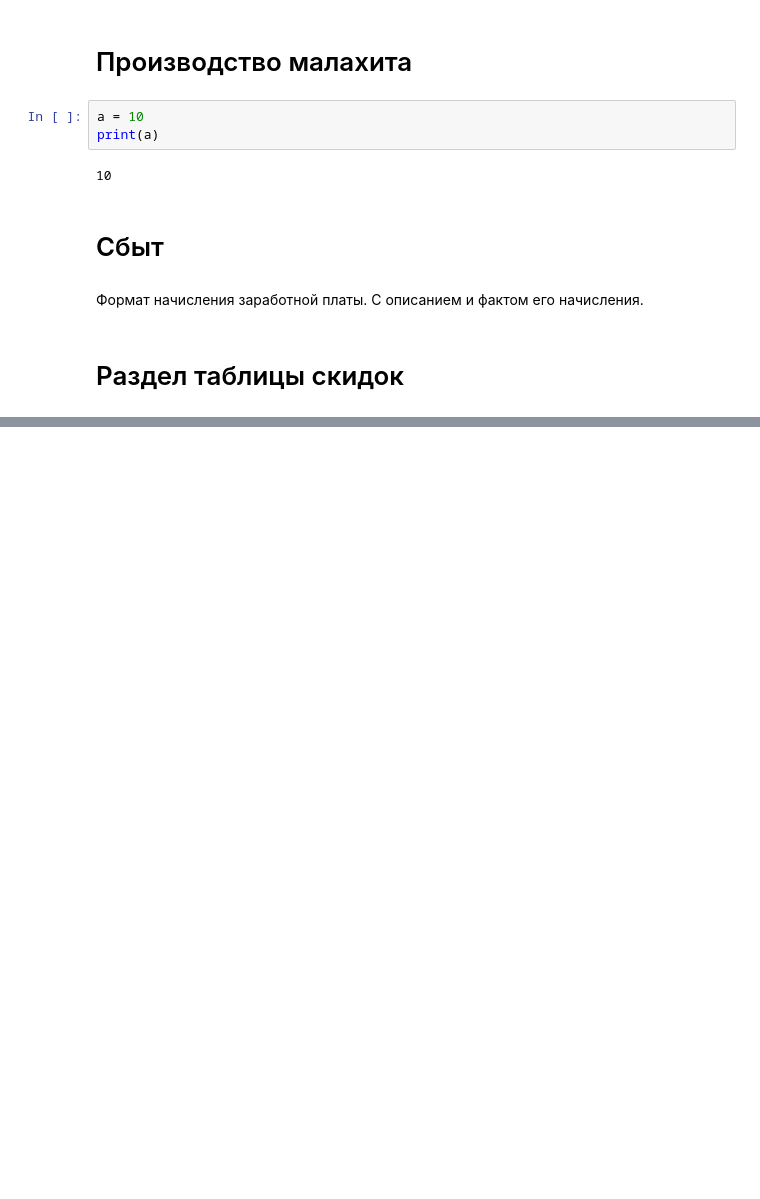
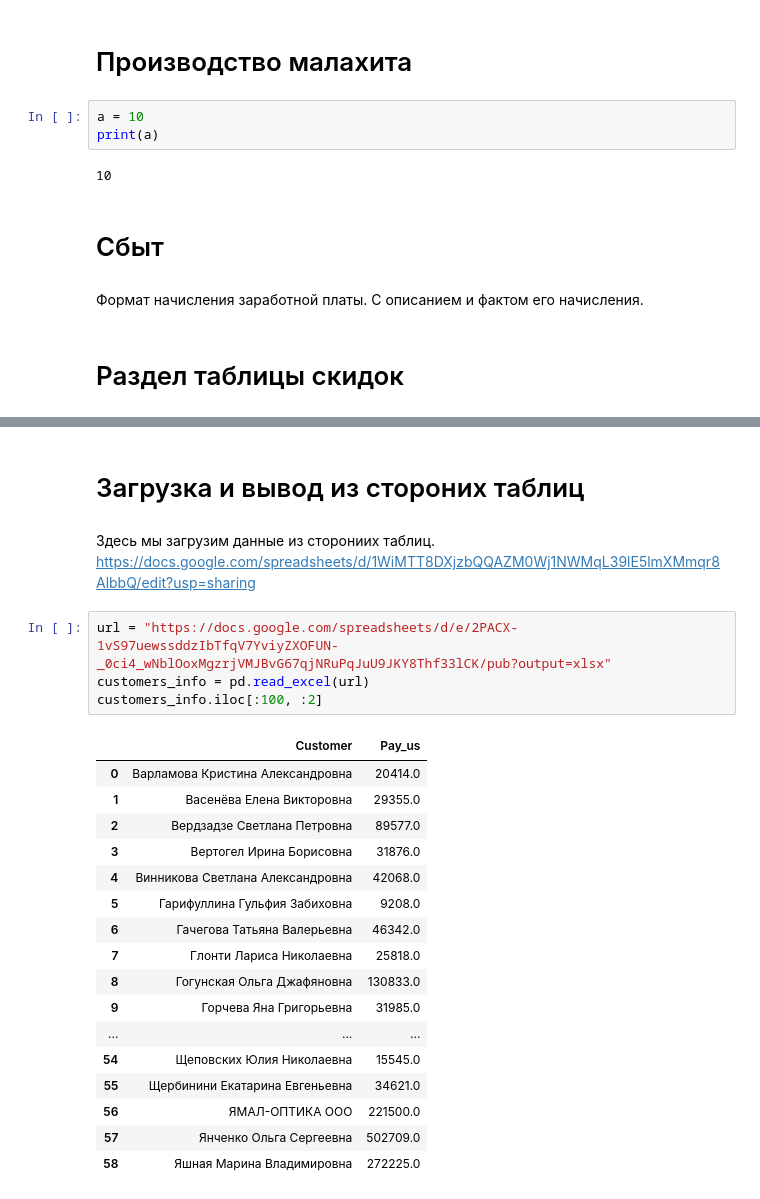
Before and after one commit to Zhigurt/Python-for-Data-Science-Numpy-Matplotlib-Scikit-learn, a Jupyter notebook: Рабочий_блокнот.ipynb, the cells around one changed output, grey strips where cells are left out. Saved outputs shown, nothing was run; the diff lists cells and outputs as text; blank space fills up the shorter version.

```diff
--- a/Рабочий_блокнот.ipynb
+++ b/Рабочий_блокнот.ipynb
@@ -142,3 +142,30 @@ customers_info.plot(kind = 'barh')
 # %% [output]
 <matplotlib.axes._subplots.AxesSubplot at 0x...>
 [drawing not drawn]
+# %% [markdown]
+# Загрузка и вывод из стороних таблиц
+# %% [markdown]
+Здесь мы загрузим данные из сторониих таблиц.
+https://docs.google.com/spreadsheets/d/1WiMTT8DXjzbQQAZM0Wj1NWMqL39lE5lmXMmqr8AlbbQ/edit?usp=sharing
+# %%
+url = "https://docs.google.com/spreadsheets/d/e/2PACX-1vS97uewssddzIbTfqV7YviyZXOFUN-_0ci4_wNblOoxMgzrjVMJBvG67qjNRuPqJuU9JKY8Thf33lCK/pub?output=xlsx"
+customers_info = pd.read_excel(url)
+customers_info.iloc[:100, :2]
+# %% [output]
+|  | Customer | Pay_us |
+| 0 | Варламова Кристина Александровна | 20414.0 |
+| 1 | Васенёва Елена Викторовна | 29355.0 |
+| 2 | Вердзадзе Светлана Петровна | 89577.0 |
+| 3 | Вертогел Ирина Борисовна | 31876.0 |
+| 4 | Винникова Светлана Александровна | 42068.0 |
+| 5 | Гарифуллина Гульфия Забиховна | 9208.0 |
+| 6 | Гачегова Татьяна Валерьевна | 46342.0 |
+| 7 | Глонти Лариса Николаевна | 25818.0 |
+| 8 | Гогунская Ольга Джафяновна | 130833.0 |
+| 9 | Горчева Яна Григорьевна | 31985.0 |
+| ... | ... | ... |
+| 54 | Щеповских Юлия Николаевна | 15545.0 |
+| 55 | Щербинини Екатарина Евгеньевна | 34621.0 |
+| 56 | ЯМАЛ-ОПТИКА ООО | 221500.0 |
+| 57 | Янченко Ольга Сергеевна | 502709.0 |
+| 58 | Яшная Марина Владимировна | 272225.0 |
```
